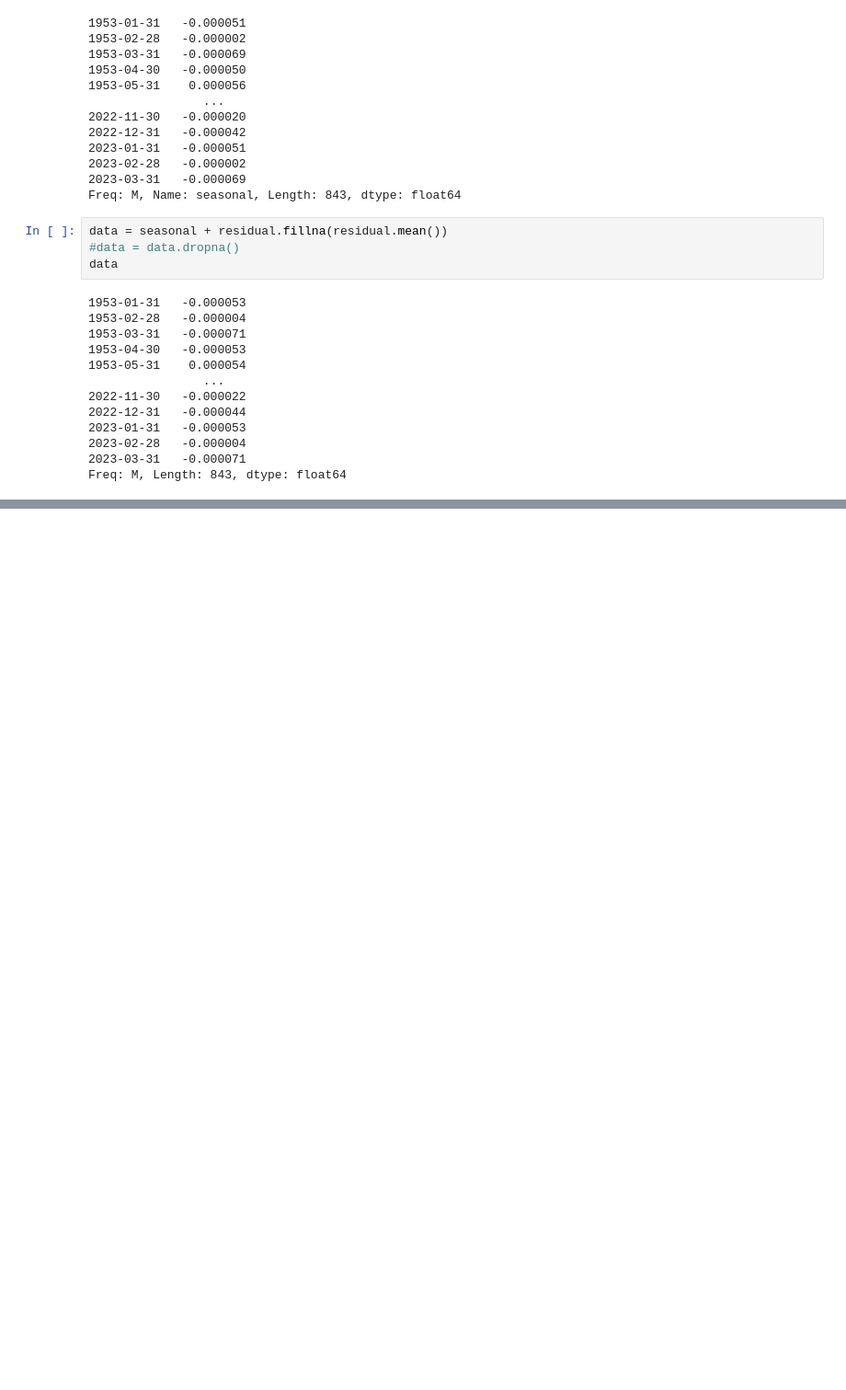
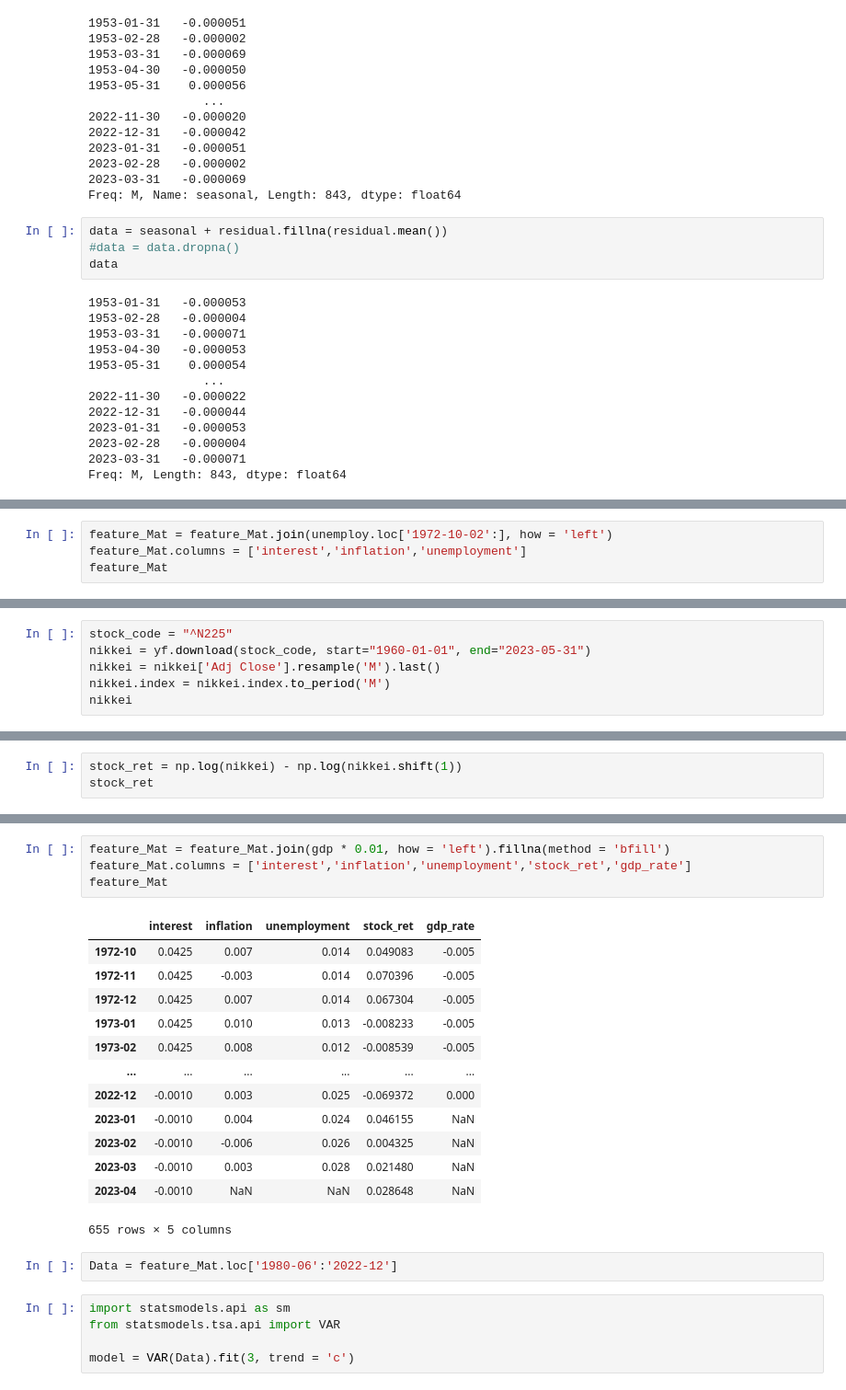
Before and after one commit to Tommylee1013/JapaneseIssue, a Jupyter notebook: TimeSeries.ipynb, the cells around one changed output, grey strips where cells are left out. Shown at 92% size. Saved outputs shown, nothing was run; the diff lists cells and outputs as text; blank space fills up the shorter version.

```diff
--- a/TimeSeries.ipynb
+++ b/TimeSeries.ipynb
@@ -429,0 +491,4 @@ Freq: M, Length: 843, dtype: float64
+# %%
+feature_Mat = feature_Mat.join(unemploy.loc['1972-10-02':], how = 'left')
+feature_Mat.columns = ['interest','inflation','unemployment']
+feature_Mat
@@ -429,0 +509,6 @@ Freq: M, Length: 843, dtype: float64
+# %%
+stock_code = "^N225"
+nikkei = yf.download(stock_code, start="1960-01-01", end="2023-05-31")
+nikkei = nikkei['Adj Close'].resample('M').last()
+nikkei.index = nikkei.index.to_period('M')
+nikkei
@@ -429,0 +530,3 @@ Freq: M, Length: 843, dtype: float64
+# %%
+stock_ret = np.log(nikkei) - np.log(nikkei.shift(1))
+stock_ret
@@ -429,0 +565,25 @@ Freq: M, Length: 843, dtype: float64
+# %%
+feature_Mat = feature_Mat.join(gdp * 0.01, how = 'left').fillna(method = 'bfill')
+feature_Mat.columns = ['interest','inflation','unemployment','stock_ret','gdp_rate']
+feature_Mat
+# %% [output]
+|  | interest | inflation | unemployment | stock_ret | gdp_rate |
+| 1972-10 | 0.0425 | 0.007 | 0.014 | 0.049083 | -0.005 |
+| 1972-11 | 0.0425 | -0.003 | 0.014 | 0.070396 | -0.005 |
+| 1972-12 | 0.0425 | 0.007 | 0.014 | 0.067304 | -0.005 |
+| 1973-01 | 0.0425 | 0.010 | 0.013 | -0.008233 | -0.005 |
+| 1973-02 | 0.0425 | 0.008 | 0.012 | -0.008539 | -0.005 |
+| ... | ... | ... | ... | ... | ... |
+| 2022-12 | -0.0010 | 0.003 | 0.025 | -0.069372 | 0.000 |
+| 2023-01 | -0.0010 | 0.004 | 0.024 | 0.046155 | NaN |
+| 2023-02 | -0.0010 | -0.006 | 0.026 | 0.004325 | NaN |
+| 2023-03 | -0.0010 | 0.003 | 0.028 | 0.021480 | NaN |
+| 2023-04 | -0.0010 | NaN | NaN | 0.028648 | NaN |
+655 rows × 5 columns
+# %%
+Data = feature_Mat.loc['1980-06':'2022-12']
+# %%
+import statsmodels.api as sm
+from statsmodels.tsa.api import VAR
+
+model = VAR(Data).fit(3, trend = 'c')
```
Also changed, not shown: parts of 14 cells of this notebook, 2 other files.
